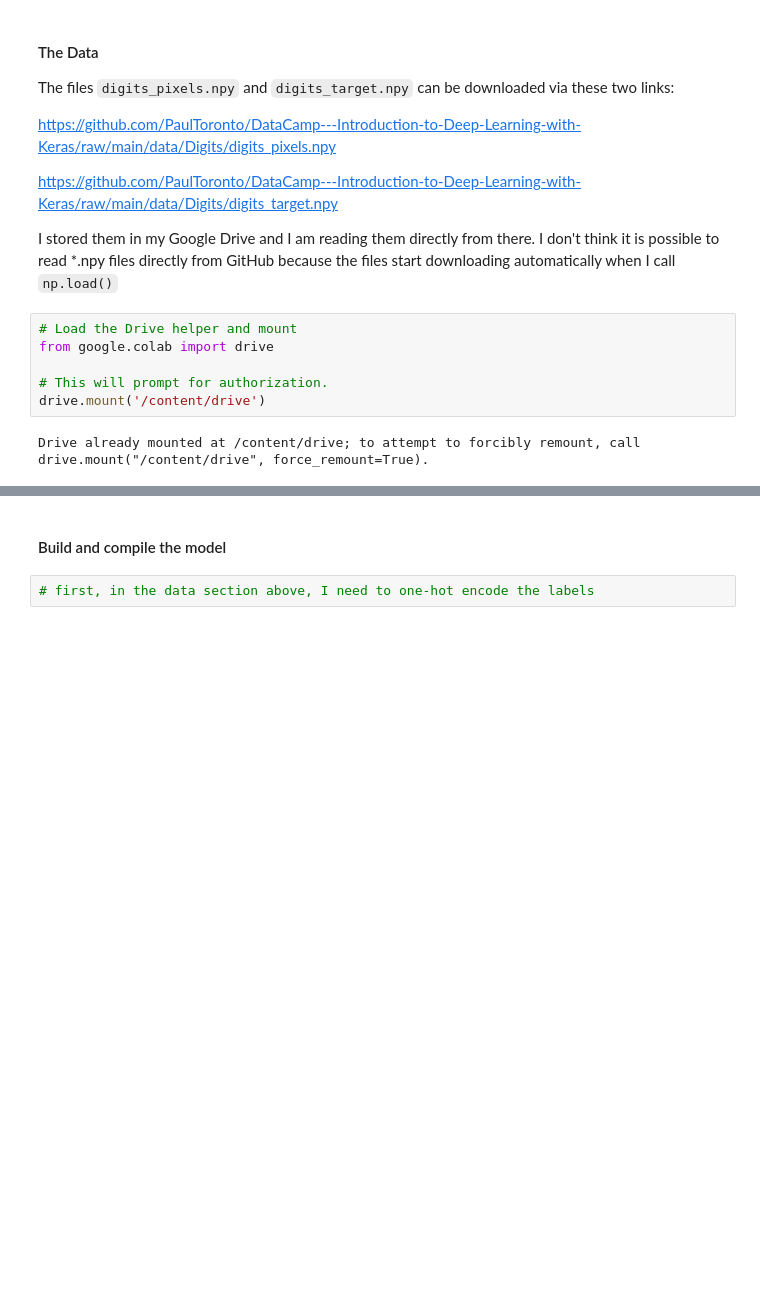
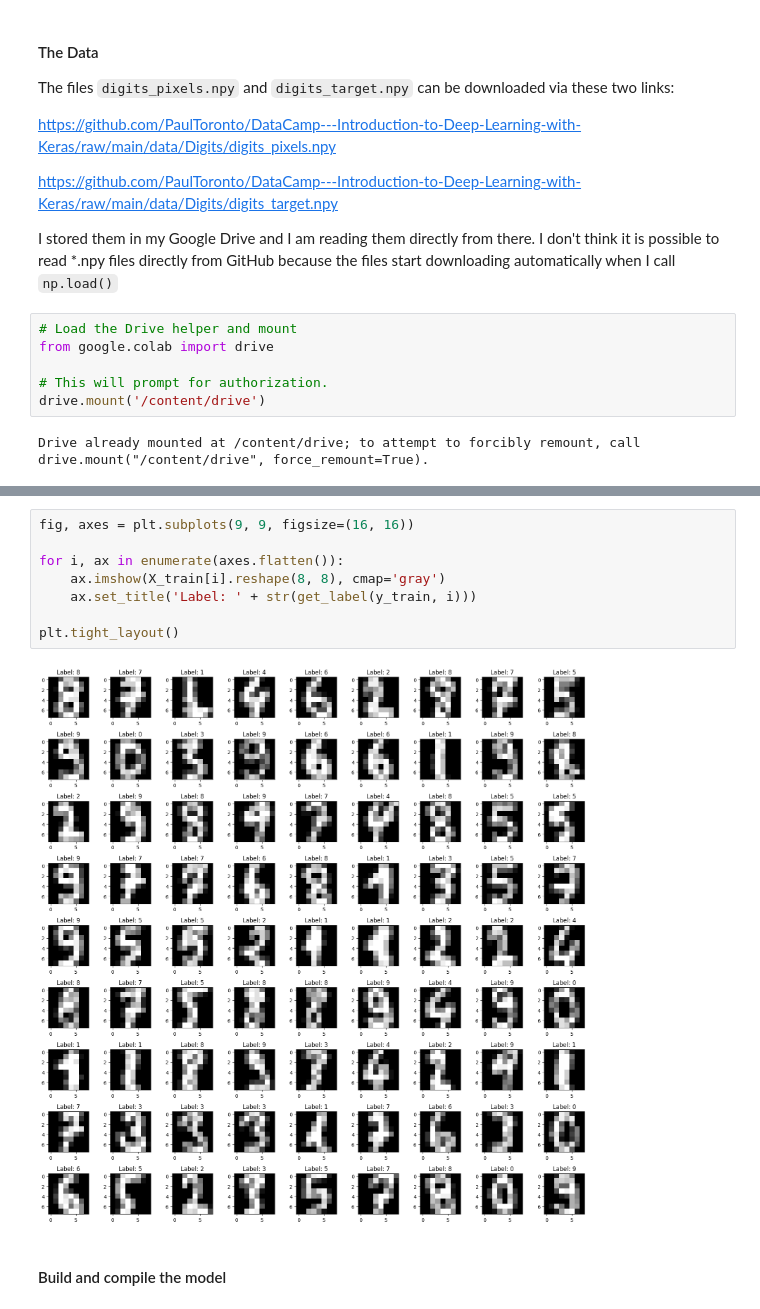
Before and after one commit to PaulToronto/DataCamp---Introduction-to-Deep-Learning-with-Keras, a Jupyter notebook: Part_3_of_4_Improving_Your_Model_Performance.ipynb, the cells around one changed output, grey strips where cells are left out. Saved outputs shown, nothing was run; the diff lists cells and outputs as text; blank space fills up the shorter version.

```diff
--- a/Part_3_of_4_Improving_Your_Model_Performance.ipynb
+++ b/Part_3_of_4_Improving_Your_Model_Performance.ipynb
@@ -134,4 +177,12 @@ X_train.shape, X_test.shape, y_train.shape, y_test.shape
+# %%
+fig, axes = plt.subplots(9, 9, figsize=(16, 16))
+
+for i, ax in enumerate(axes.flatten()):
+    ax.imshow(X_train[i].reshape(8, 8), cmap='gray')
+    ax.set_title('Label: ' + str(get_label(y_train, i)))
+
+plt.tight_layout()
+# %% [output]
+[figure, added]
 # %% [markdown]
 #### Build and compile the model
-# %%
-# first, in the data section above, I need to one-hot encode the labels
```
Also changed, not shown: parts of 11 cells of this notebook.
